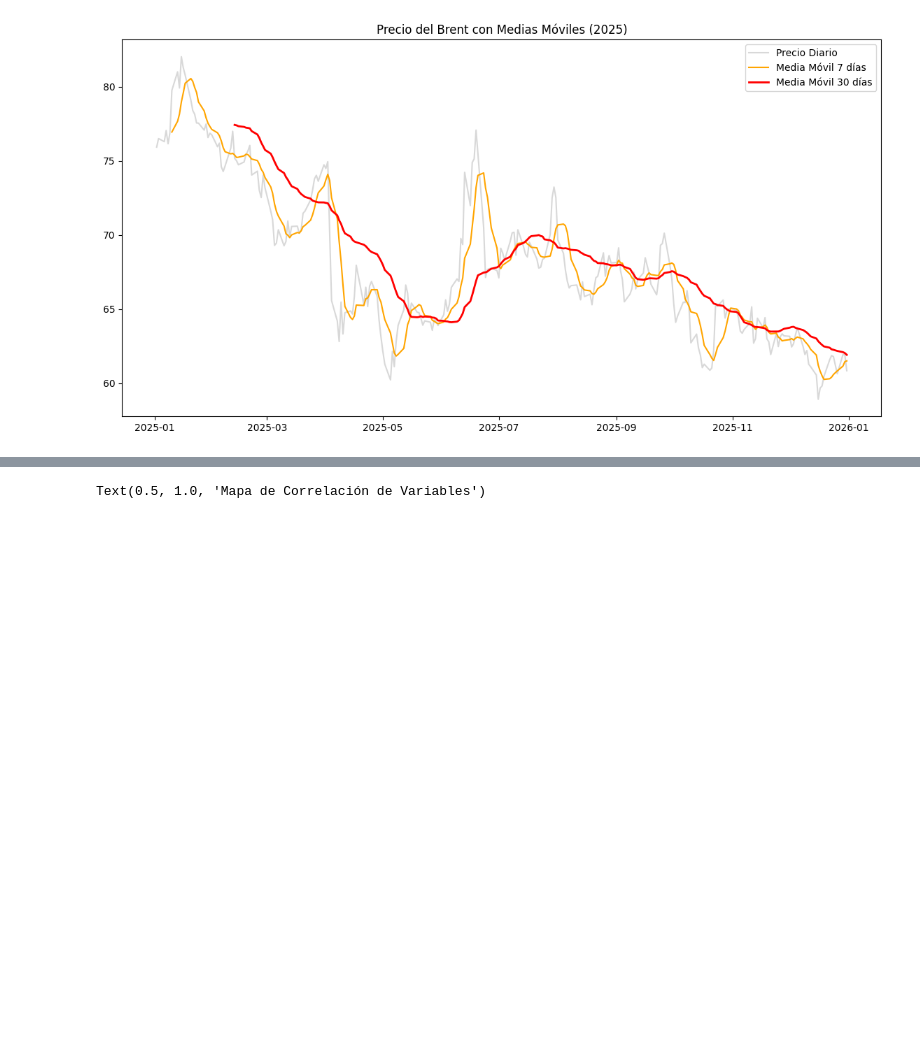
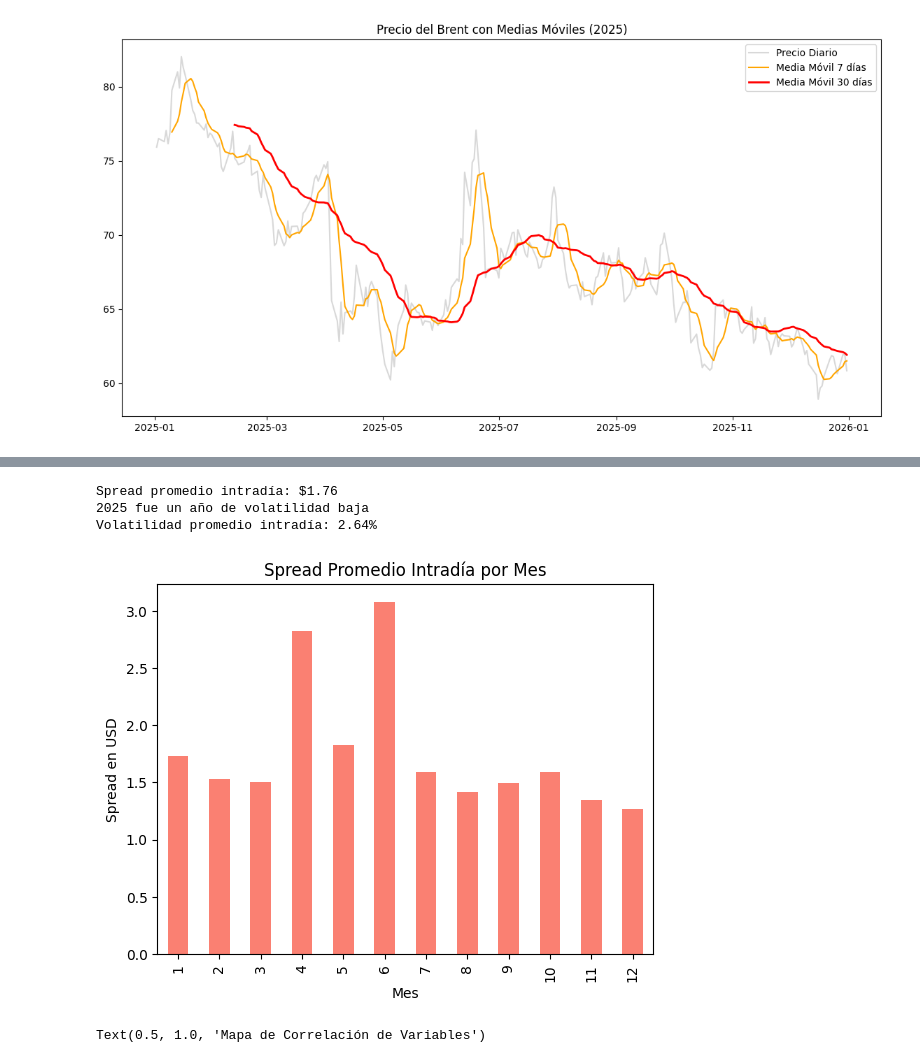
Before and after one commit to nbarrazae/Kaggle-Repo, a Jupyter notebook: eda-brent-crude-oil-daily-prices-2025.ipynb, the cells around one changed output, grey strips where cells are left out. Cells and saved outputs as stored; diff of their text form; code cells hidden in the pictures; blank space fills up the shorter version.

```diff
--- a/eda-brent-crude-oil-daily-prices-2025.ipynb
+++ b/eda-brent-crude-oil-daily-prices-2025.ipynb
@@ -191,3 +235,37 @@ fig.show()
+# %%
+df['Spread'] = df['High'] - df['Low']
+
+spread_promedio = df['Spread'].mean()
+
+print(f"Spread promedio intradía: ${spread_promedio:.2f}")
+if spread_promedio > 5:
+    nivel = "alta"
+elif spread_promedio > 2:
+    nivel = "moderada"
+else:
+    nivel = "baja"
+
+print(f"2025 fue un año de volatilidad {nivel}")
+df['Volatilidad_%'] = (df['High'] - df['Low']) / df['Low'] * 100
+
+volatilidad_promedio = df['Volatilidad_%'].mean()
+
+print(f"Volatilidad promedio intradía: {volatilidad_promedio:.2f}%")
+# %% [output]
+Spread promedio intradía: $1.76
+2025 fue un año de volatilidad baja
+Volatilidad promedio intradía: 2.64%
+# %%
+df['Month'] = df['Date'].dt.month
+spread_mensual = df.groupby('Month')['Spread'].mean()
+
+spread_mensual.plot(kind='bar', color='salmon')
+plt.title('Spread Promedio Intradía por Mes')
+plt.ylabel('Spread en USD')
+plt.xlabel('Mes')
+plt.show()
+# %% [output]
+[figure, added]
 # %%
 correlation = df[['Price', 'Open', 'High', 'Low', 'Vol.', 'Change %']].corr()
 sns.heatmap(correlation, annot=True, cmap='coolwarm')
```
Also changed, not shown: parts of 7 cells of this notebook.
